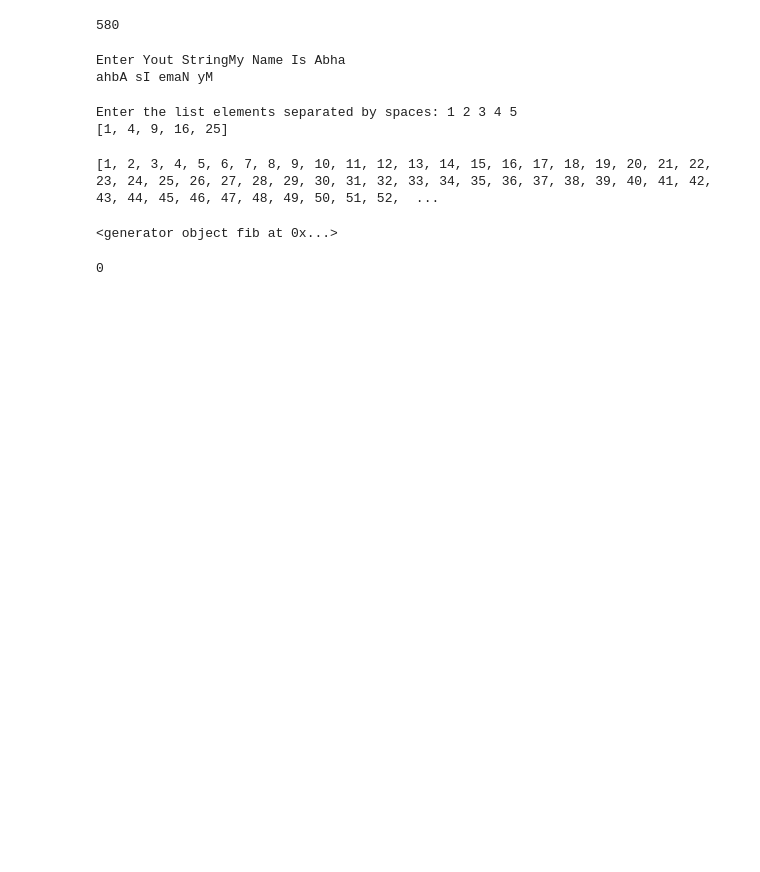
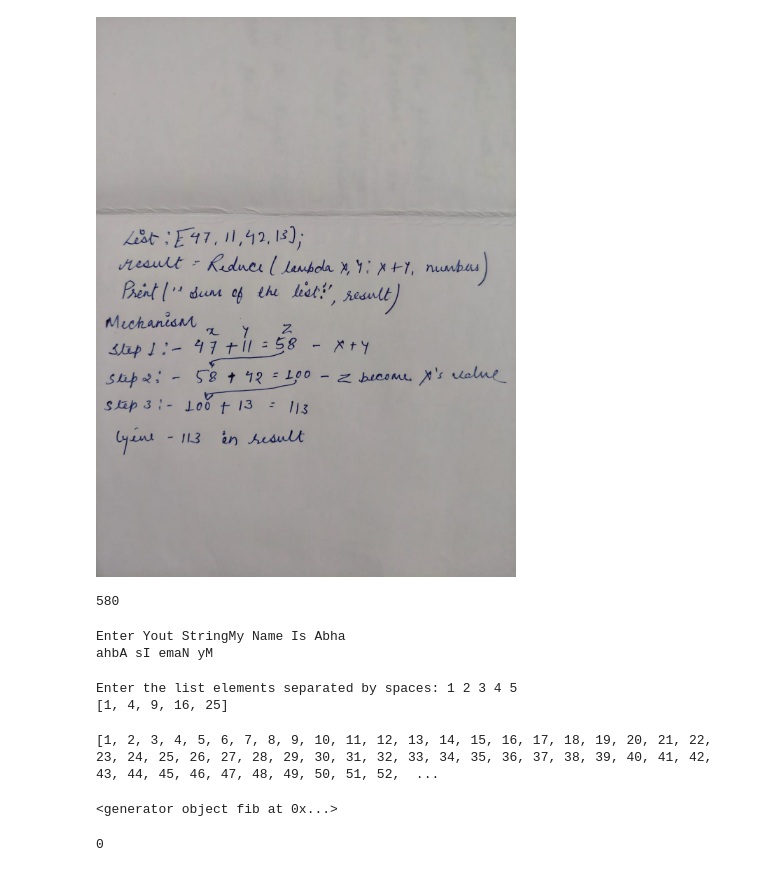
Before and after one commit to abha989/Python-Assignments, a Jupyter notebook: Functions_Assignment.ipynb, the cells around one changed output. Saved outputs shown, nothing was run; the diff lists cells and outputs as text; code cells hidden in the pictures; blank space fills up the shorter version.

```diff
--- a/Functions_Assignment.ipynb
+++ b/Functions_Assignment.ipynb
@@ -282,3 +285,10 @@ An optional initializer can be provided as the starting value.
+# %%
+from IPython.display import Image, display
+
+# Replace 'photo.jpg' with the filename of your uploaded image
+display(Image('python.jpeg'))
+# %% [output]
+[figure, added]
 # %%
 # PRACTICAL QUESTION
 # %%
```
Also changed, not shown: parts of 2 cells of this notebook.
